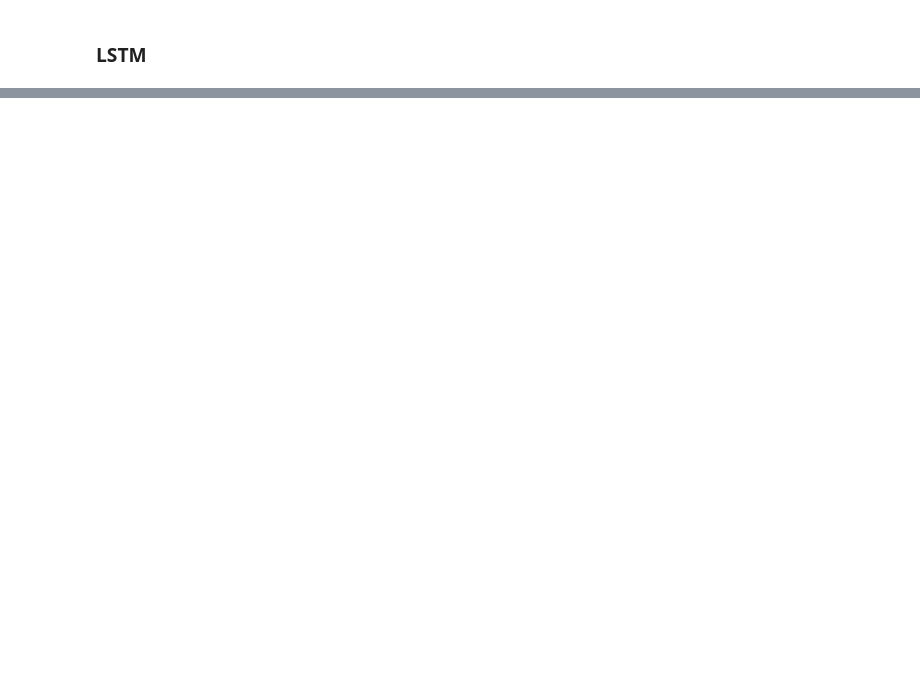
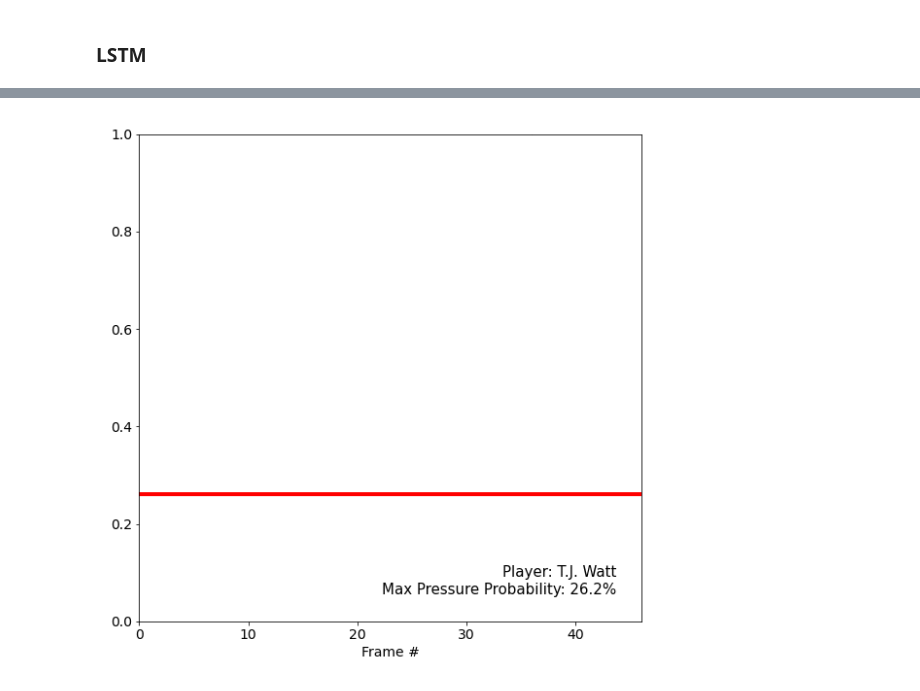
Before and after one commit to jskaza/nfl-big-data-bowl-2023, a Jupyter notebook: pressure_probability_models.ipynb, the cells around one changed output, grey strips where cells are left out. Cells and saved outputs as stored; diff of their text form; code cells hidden in the pictures; blank space fills up the shorter version.

```diff
--- a/pressure_probability_models.ipynb
+++ b/pressure_probability_models.ipynb
@@ -230,0 +430,4 @@ Epoch 6/50
+# %%
+prob_graph(watt_probs1, "T.J. Watt", 1984)
+# %% [output]
+[figure, added]
```
Also changed, not shown: parts of 25 cells of this notebook, 1 other file.
